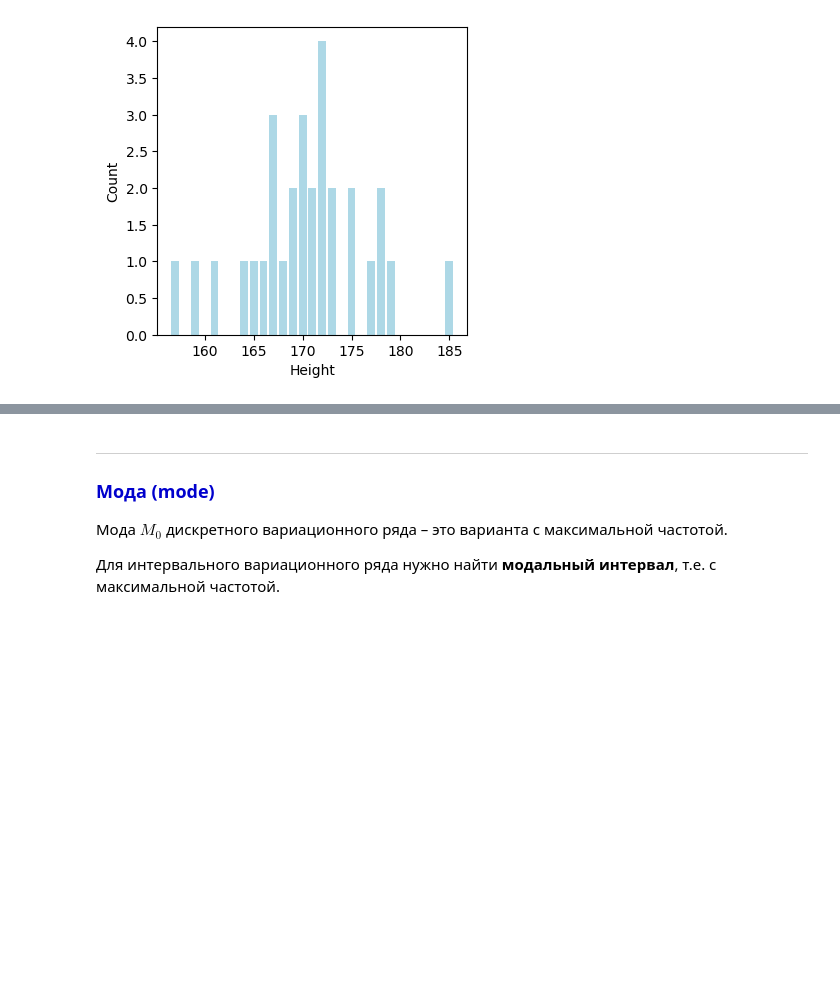
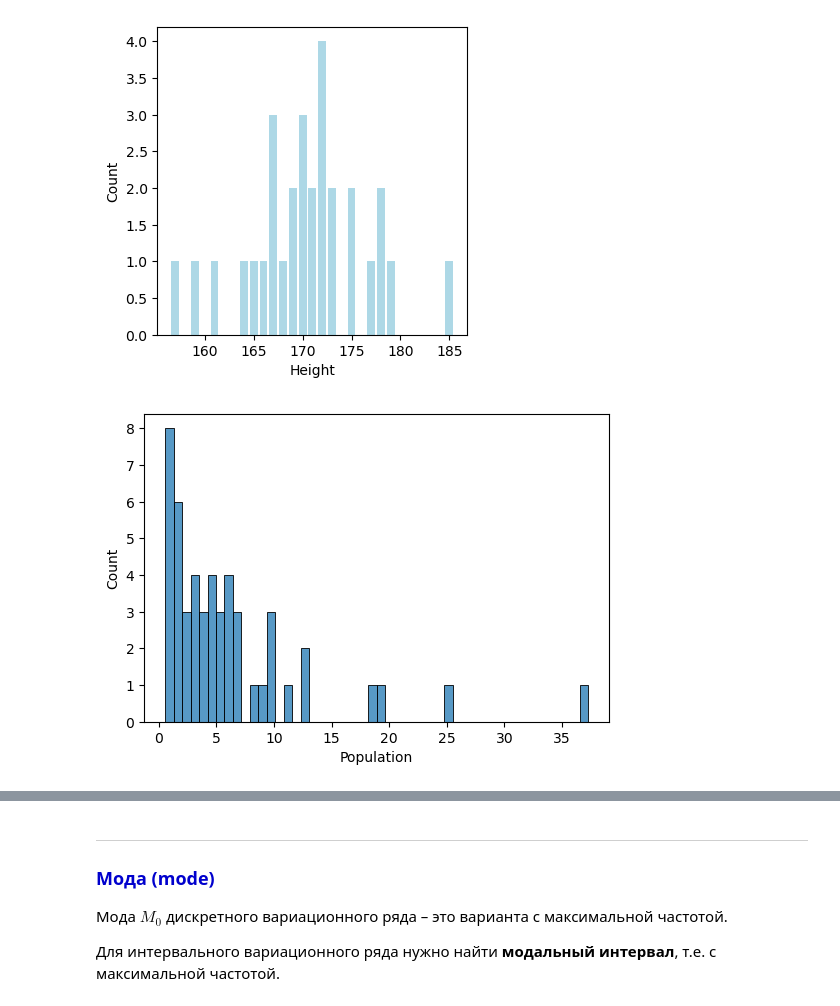
Before and after one commit to TanXmas/ProbabilityTheory_and_Statistics, a Jupyter notebook: St_02_Point estimates.ipynb, the cells around one changed output, grey strips where cells are left out. Drawn from its saved outputs; the diff is of its cells as text; code cells hidden in the pictures; blank space fills up the shorter version.

```diff
--- a/St_02_Point estimates.ipynb
+++ b/St_02_Point estimates.ipynb
@@ -15,0 +15,3 @@ warnings.filterwarnings('ignore')
+# %%
+df = pd.read_csv('./data/state.csv')
+df.head(10)
@@ -31,3 +67,8 @@ plt.xlabel('Height')
 plt.ylabel('Count');
 # %% [output]
 [figure]
+# %%
+plt.figure(figsize=(6, 4))
+sns.histplot(x=df['Population']/1_000_000, bins=50);
+# %% [output]
+[figure, added]
```
Also changed, not shown: parts of 27 cells of this notebook.
